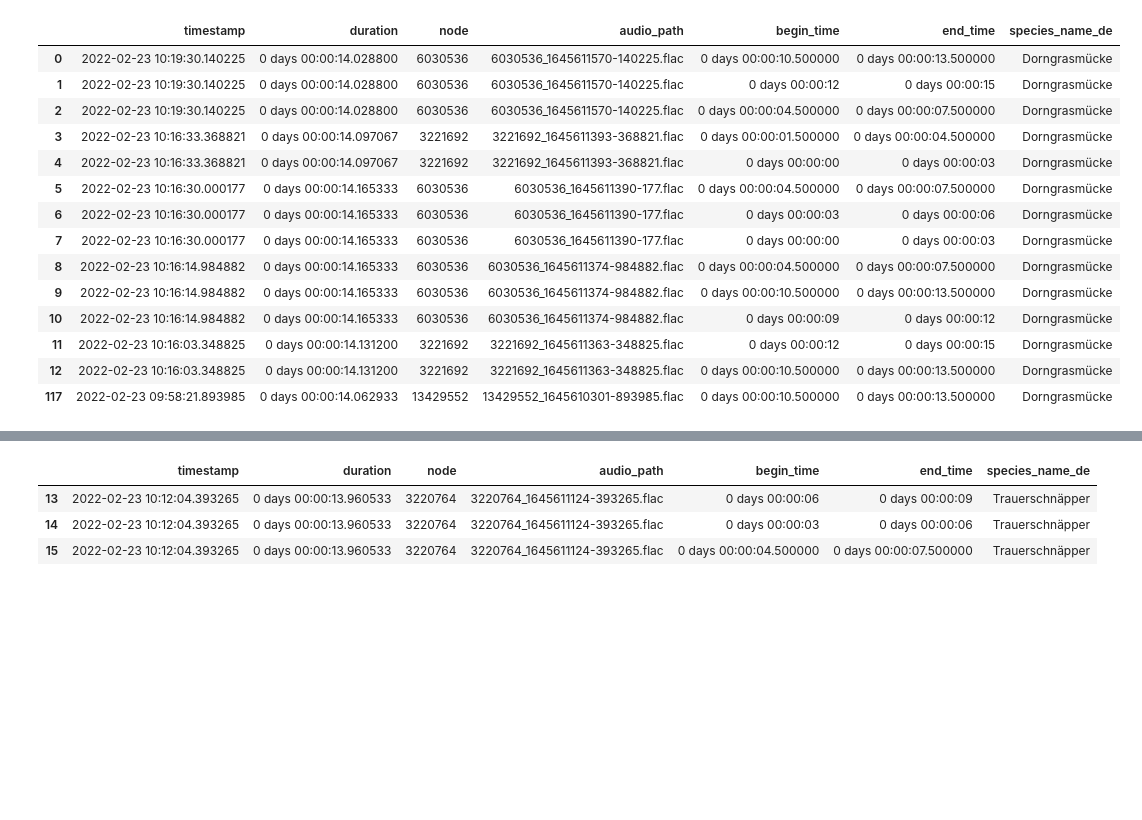
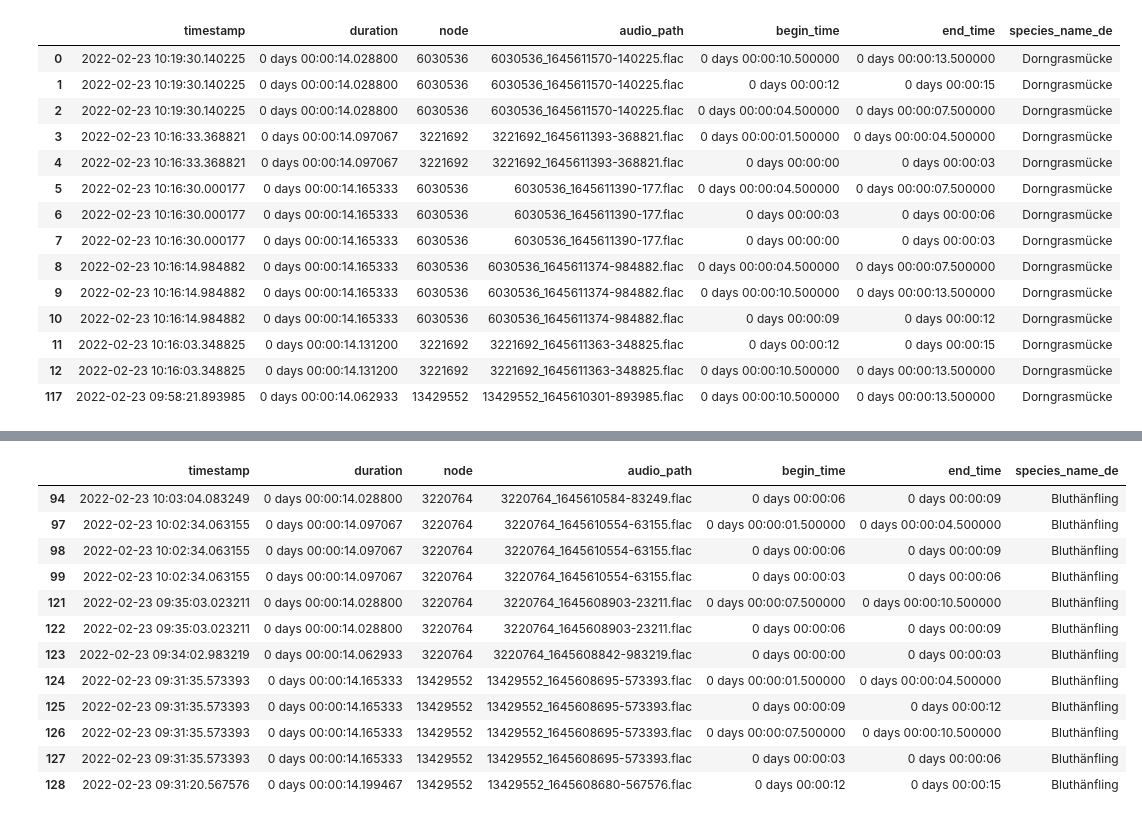
Before and after one commit to sebzielinski/FeatureExtractionForBirds, a Jupyter notebook: feature_extraction.ipynb, the cells around one changed output, grey strips where cells are left out. Drawn from its saved outputs; the diff is of its cells as text; code cells hidden in the pictures; blank space fills up the shorter version.

Commit message:
dissected all audio data

```diff
--- a/feature_extraction.ipynb
+++ b/feature_extraction.ipynb
@@ -109,9 +109,18 @@ df_trauer_2_4 = df.loc[13:15]       # probably 383call,
 
 # TODO 11:11 differentiate between song and call, as they are temporally close
-# %%
-df_trauer_2_4.head()
-# %% [output]
-|  | timestamp | duration | node | audio_path | begin_time | end_time | species_name_de |
-| 13 | 2022-02-23 10:12:04.393265 | 0 days 00:00:13.960533 | 3220764 | 3220764_1645611124-393265.flac | 0 days 00:00:06 | 0 days 00:00:09 | Trauerschnäpper |
-| 14 | 2022-02-23 10:12:04.393265 | 0 days 00:00:13.960533 | 3220764 | 3220764_1645611124-393265.flac | 0 days 00:00:03 | 0 days 00:00:06 | Trauerschnäpper |
-| 15 | 2022-02-23 10:12:04.393265 | 0 days 00:00:13.960533 | 3220764 | 3220764_1645611124-393265.flac | 0 days 00:00:04.500000 | 0 days 00:00:07.500000 | Trauerschnäpper |
+# %%
+df_blut.head(15)
+# %% [output]
+|  | timestamp | duration | node | audio_path | begin_time | end_time | species_name_de |
+| 94 | 2022-02-23 10:03:04.083249 | 0 days 00:00:14.028800 | 3220764 | 3220764_1645610584-83249.flac | 0 days 00:00:06 | 0 days 00:00:09 | Bluthänfling |
+| 97 | 2022-02-23 10:02:34.063155 | 0 days 00:00:14.097067 | 3220764 | 3220764_1645610554-63155.flac | 0 days 00:00:01.500000 | 0 days 00:00:04.500000 | Bluthänfling |
+| 98 | 2022-02-23 10:02:34.063155 | 0 days 00:00:14.097067 | 3220764 | 3220764_1645610554-63155.flac | 0 days 00:00:06 | 0 days 00:00:09 | Bluthänfling |
+| 99 | 2022-02-23 10:02:34.063155 | 0 days 00:00:14.097067 | 3220764 | 3220764_1645610554-63155.flac | 0 days 00:00:03 | 0 days 00:00:06 | Bluthänfling |
+| 121 | 2022-02-23 09:35:03.023211 | 0 days 00:00:14.028800 | 3220764 | 3220764_1645608903-23211.flac | 0 days 00:00:07.500000 | 0 days 00:00:10.500000 | Bluthänfling |
+| 122 | 2022-02-23 09:35:03.023211 | 0 days 00:00:14.028800 | 3220764 | 3220764_1645608903-23211.flac | 0 days 00:00:06 | 0 days 00:00:09 | Bluthänfling |
+| 123 | 2022-02-23 09:34:02.983219 | 0 days 00:00:14.062933 | 3220764 | 3220764_1645608842-983219.flac | 0 days 00:00:00 | 0 days 00:00:03 | Bluthänfling |
+| 124 | 2022-02-23 09:31:35.573393 | 0 days 00:00:14.165333 | 13429552 | 13429552_1645608695-573393.flac | 0 days 00:00:01.500000 | 0 days 00:00:04.500000 | Bluthänfling |
+| 125 | 2022-02-23 09:31:35.573393 | 0 days 00:00:14.165333 | 13429552 | 13429552_1645608695-573393.flac | 0 days 00:00:09 | 0 days 00:00:12 | Bluthänfling |
+| 126 | 2022-02-23 09:31:35.573393 | 0 days 00:00:14.165333 | 13429552 | 13429552_1645608695-573393.flac | 0 days 00:00:07.500000 | 0 days 00:00:10.500000 | Bluthänfling |
+| 127 | 2022-02-23 09:31:35.573393 | 0 days 00:00:14.165333 | 13429552 | 13429552_1645608695-573393.flac | 0 days 00:00:03 | 0 days 00:00:06 | Bluthänfling |
+| 128 | 2022-02-23 09:31:20.567576 | 0 days 00:00:14.199467 | 13429552 | 13429552_1645608680-567576.flac | 0 days 00:00:12 | 0 days 00:00:15 | Bluthänfling |
```
Also changed, not shown: parts of 8 cells of this notebook.
